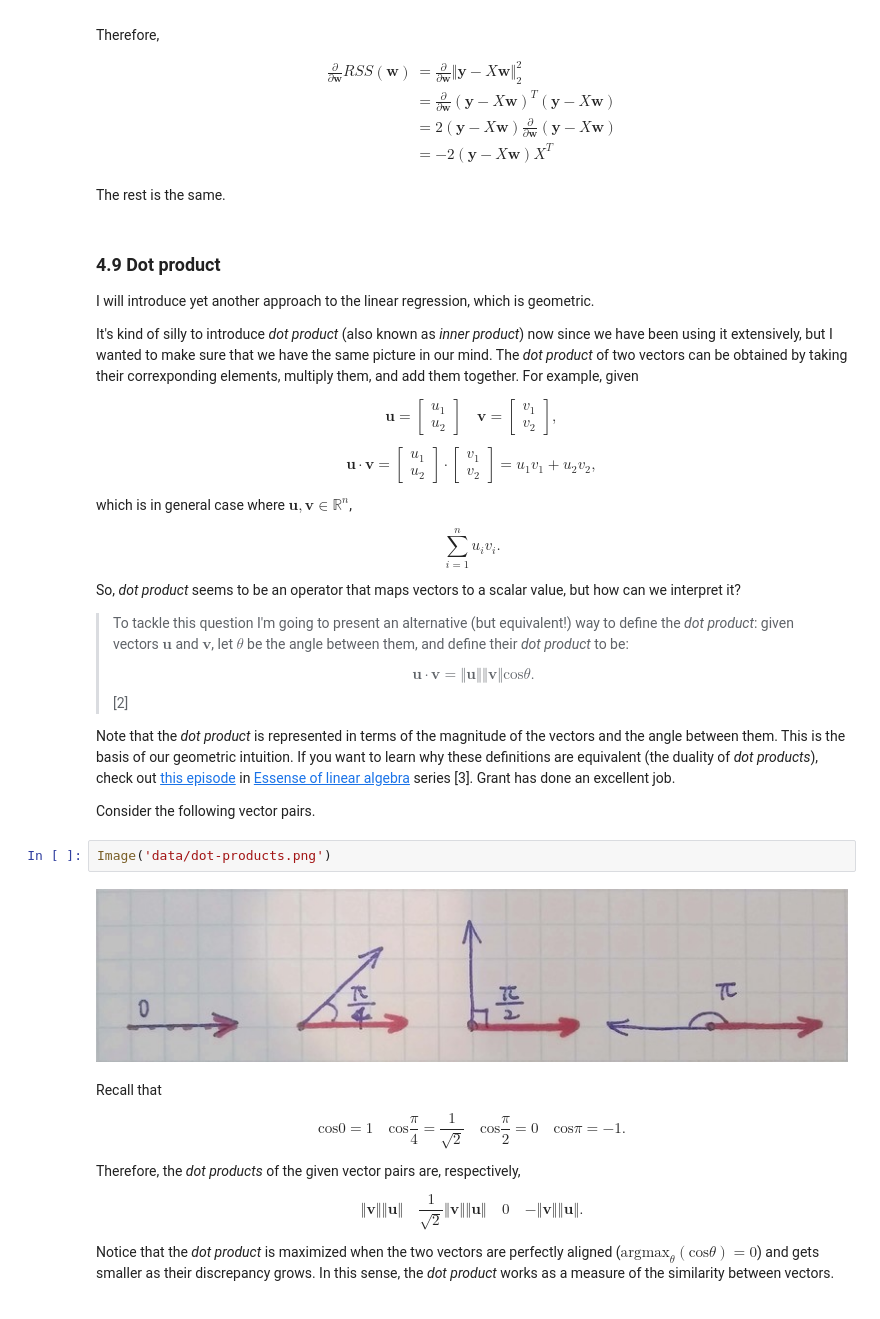
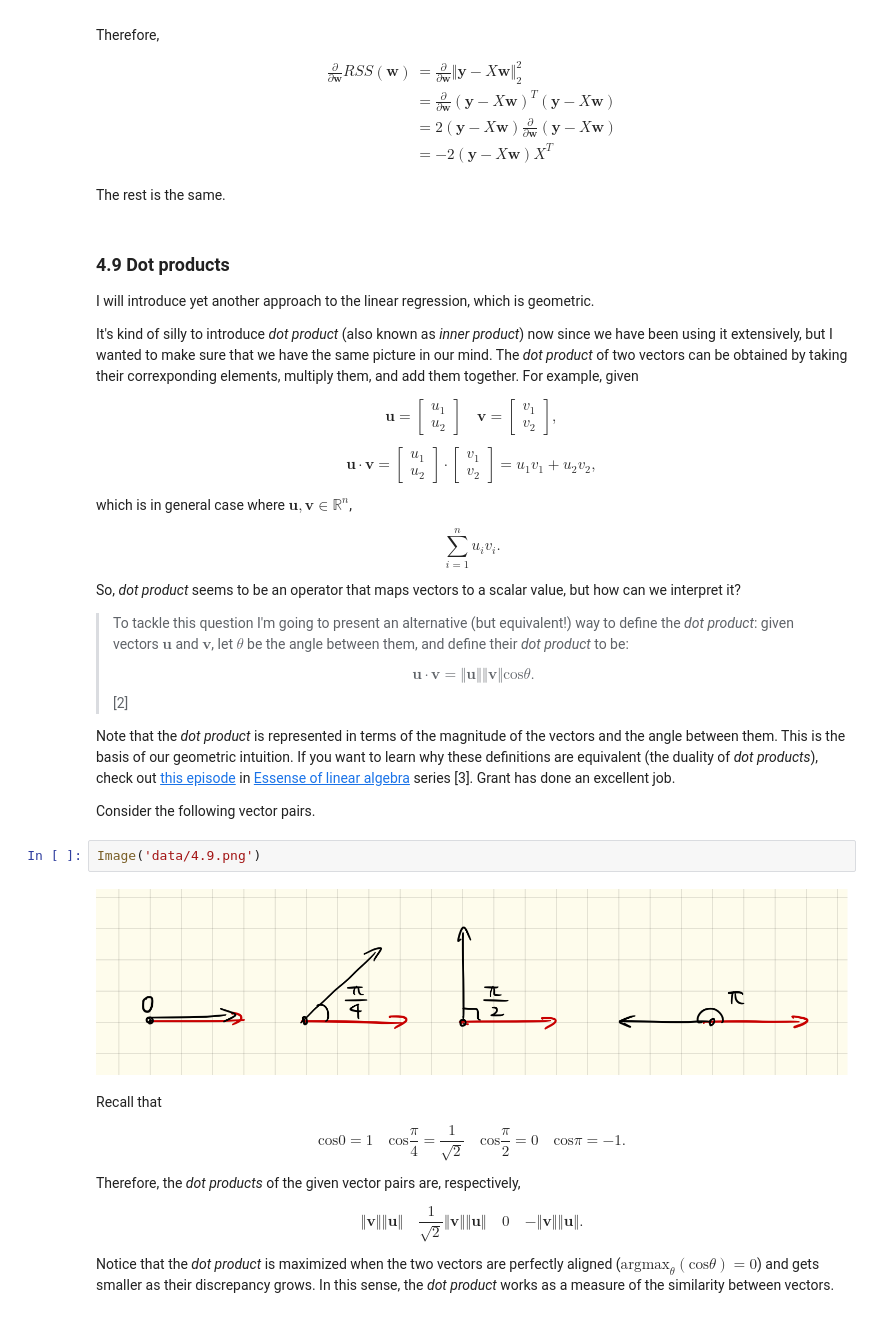
Before and after one commit to kouariga/math-for-ml, a Jupyter notebook: linear_algebra.ipynb, the cells around one changed output. Cells and saved outputs as stored; diff of their text form.

Commit message:
Degitalized images

```diff
--- a/linear_algebra.ipynb
+++ b/linear_algebra.ipynb
@@ -686,7 +686,7 @@ Therefore,
 
 The rest is the same.
 # %% [markdown]
-### 4.9 Dot product
+### 4.9 Dot products
 
 I will introduce yet another approach to the linear regression, which is geometric.
 
@@ -728,9 +728,9 @@ Note that the *dot product* is represented in terms of the magnitude of the vect
 
 Consider the following vector pairs.
 # %%
-Image('data/dot-products.png')
+Image('data/4.9.png')
 # %% [output]
-[figure, old version]
+[figure, new version]
 # %% [markdown]
 Recall that
 
```
Also changed, not shown: parts of 10 cells of this notebook, 10 other files.
